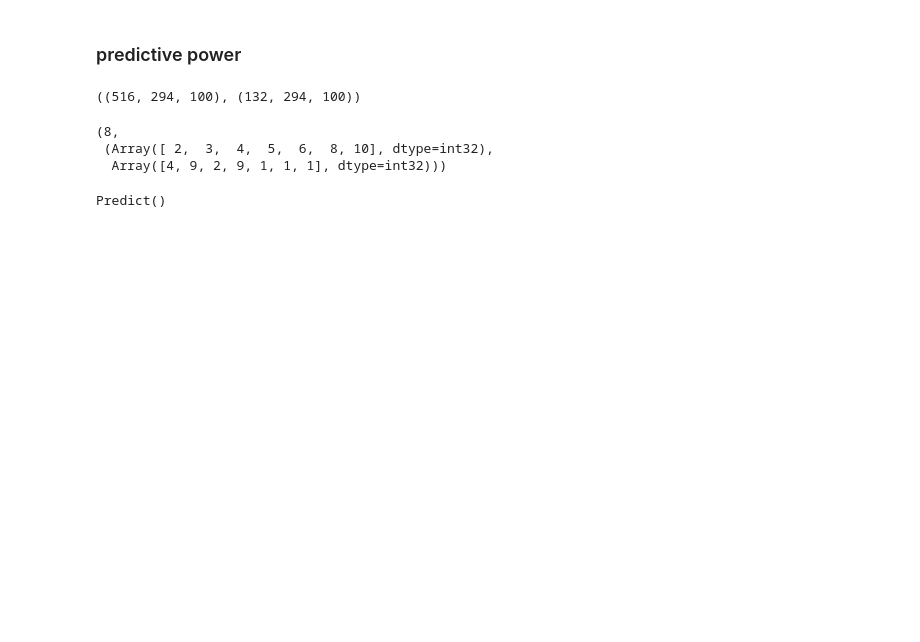
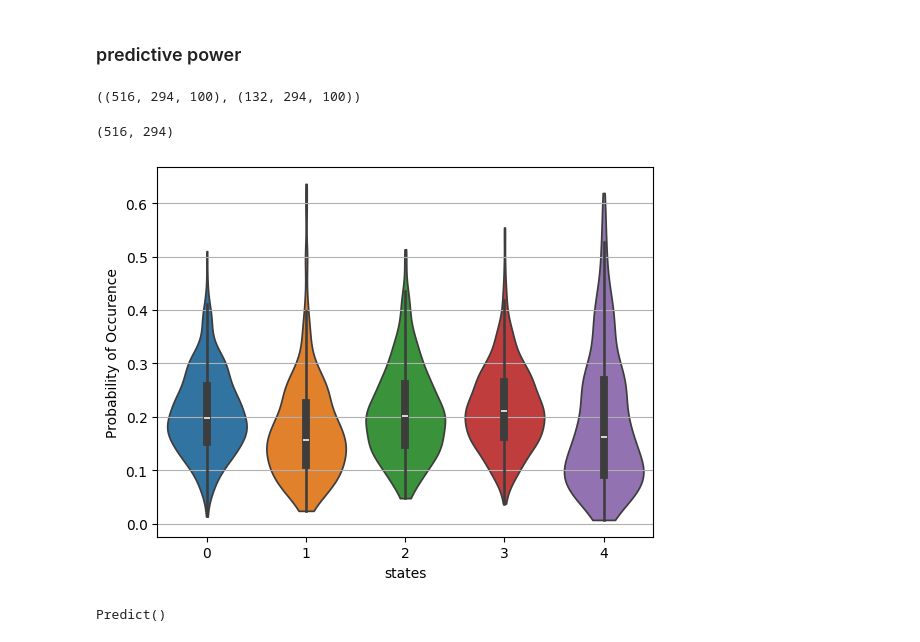
Before and after one commit to apathanasiadis/Battery-of-Metrics, a Jupyter notebook: notebooks/showcases/GettingPlots_LeidaCenSC_.ipynb, the cells around one changed output. Cells and saved outputs as stored; diff of their text form; code cells hidden in the pictures; blank space fills up the shorter version.

```diff
--- a/notebooks/showcase_LeidaCenSC_.ipynb
+++ b/notebooks/showcases/GettingPlots_LeidaCenSC_.ipynb
@@ -148,34 +164,17 @@ train_idx, test_idx = getdata.split_train_test()
 # %%
 xtrain = v1s[train_idx].copy()
 xtest = v1s[test_idx].copy()
+xtrain.shape, xtest.shape
+# %% [output]
+((516, 294, 100), (132, 294, 100))
-# %%
-xtrain.shape, xtest.shape
-# %% [output]
-((516, 294, 100), (132, 294, 100))
 # %%
 # wait for optimal number of states to be 8 (a bit stupid i guess)
-n_states=None; n_states_all = []
-new_evecs = 1
-counter = 0
-while n_states != 8:
+n_states=None
+while n_states != 5:
     est = clustering.LeidaCenSC(n_states=None, n_init_clusters=50)
     est.fit(xtrain)
     k_evecs = est.transform(xtrain)
-    if numpy.allclose(k_evecs, new_evecs):
-        print('break')
-        break
-    new_evecs = k_evecs
     n_states = est.n_states
-    n_states_all.append(n_states)
-    counter += 1
-    if counter > 50:
-        break
-# %%
-n_states, np.unique(np.array(n_states_all), return_counts=1)
-# %% [output]
-(8,
- (Array([ 2,  3,  4,  5,  6,  8, 10], dtype=int32),
-  Array([4, 9, 2, 9, 1, 1, 1], dtype=int32)))
 # %%
 trlab = est.predict(k_evecs)
 telab = est.predict_on_unseen(xtest)
@@ -181,0 +183,4 @@ telab = est.predict_on_unseen(xtest)
+# %%
+trlab.shape
+# %% [output]
+(516, 294)
@@ -182 +192,10 @@ telab = est.predict_on_unseen(xtest)
+# %%
+sns.violinplot(tror, cut=0, inner='box')
+xlabel('states')
+ylabel('Probability of Occurence')
+grid(axis='y')
+# savefig(os.path.join(path_figures, 'v1s/PO_LeidaCenSC.png'), dpi=250, bbox_inches='tight')
+show()
+# %% [output]
+[figure, added]
 # %%
```
Also changed, not shown: parts of 20 cells of this notebook, 7 other files.
